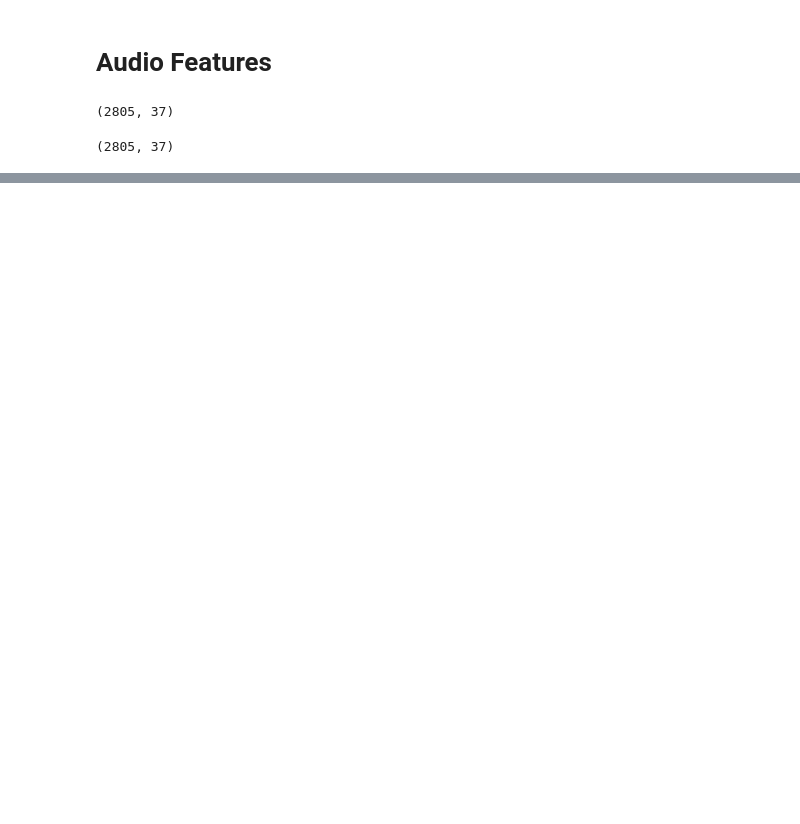
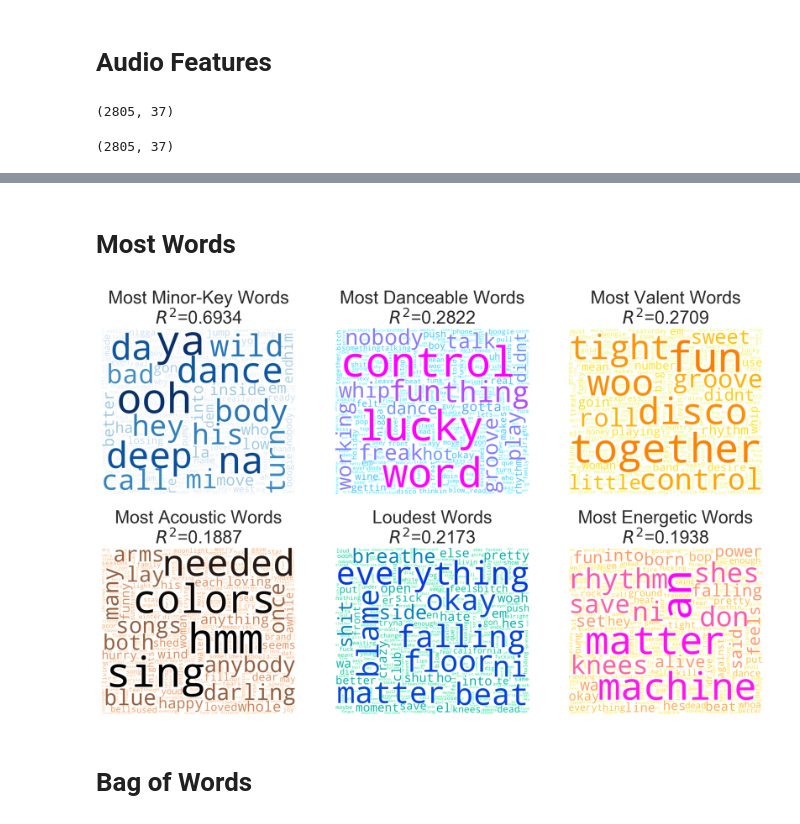
Before and after one commit to mkrsteska/DMML2019_Team_Tesla, a Jupyter notebook: code/M-Popular words in lyrics.ipynb, the cells around one changed output, grey strips where cells are left out. Drawn from its saved outputs; the diff is of its cells as text; code cells hidden in the pictures; blank space fills up the shorter version.

Commit message:
Some world clouds and bag of words

```diff
--- a/code/M-Popular words in lyrics.ipynb
+++ b/code/M-Popular words in lyrics.ipynb
@@ -301,0 +321,2 @@ X.head()
+# %% [markdown]
+# Most Words
@@ -301,0 +355,58 @@ X.head()
+# %%
+
+class colormap_size_func(object):
+    def __init__(self, colormap, max_font_size):
+        import matplotlib.pyplot as plt
+        self.colormap = plt.cm.get_cmap(colormap)
+        self.max_font_size = max_font_size
+
+    def __call__(self, word, font_size, position, orientation,
+                 random_state=None, **kwargs):
+        if random_state is None:
+            random_state = Random()
+        r, g, b, _ = 255 * np.array(self.colormap(font_size / self.max_font_size))
+        return "rgb({:.0f}, {:.0f}, {:.0f})".format(r, g, b)
+# %%
+#df = pd.read_json('../data/not_hits_merged_clean_lyrics_audio_features.json', lines=True)
+df_nonnull = pd.read_csv("Lyrics+Features.csv")
+
+fig, axes = plt.subplots(2, 3, figsize=(16,10))
+axes = axes.ravel()
+audio_features = ['mode', 'danceability', 'valence', 'acousticness',
+                  'loudness', 'energy']
+titles = ['most minor-key words', 'most danceable words', 'most valent words',
+          'most acoustic words', 'loudest words', 'most energetic words']
+
+cmaps = ['Blues', 'cool', 'Wistia', 'copper_r', 'winter_r', 'spring_r']
+
+count = CountVectorizer(min_df=20, max_df=1000)
+X_vect = count.fit_transform(df_nonnull['clean_lyrics'])
+for i, feature in enumerate(audio_features):
+    if feature != 'mode':
+        ridge = RidgeCV(alphas=[1, 3, 10, 30, 1e2, 3e2, 1e3, 2e3, 3e3, 4e3, 1e5,
+                                3e5, 1e6])
+        ridge.fit(X_vect, df_nonnull[feature])
+        score = ridge.score(X_vect, df_nonnull[feature])
+    else:
+        ridge = LogisticRegressionCV(Cs=[1e-6, 3e-6, 1e-5, 3e-5])
+        ridge.fit(X_vect, 1 - df_nonnull[feature])
+        score = ridge.scores_[1.].mean(axis=1).max()
+    coefs = ridge.coef_
+    if feature == 'mode':
+        coefs = coefs.squeeze()
+    vocab = count.get_feature_names()
+
+    color_func = colormap_size_func(cmaps[i], 300)
+    dictionary = dict(zip(vocab, coefs))
+    wordcloud = WordCloud(background_color='white', height=1200,
+                          min_font_size=5, width=1400, color_func=color_func,
+                          max_words=300, relative_scaling=0.5,
+                          max_font_size=300)
+    wordcloud = wordcloud.generate_from_frequencies(dictionary)
+    axes[i].imshow(wordcloud, interpolation='bilinear')
+    axes[i].axis('off')
+    axes[i].set(title='{}\n$R^2$={:.4}'.format(titles[i], score).title())
+# %% [output]
+[figure, added]
+# %% [markdown]
+# Bag of Words
```
Also changed, not shown: parts of 25 cells of this notebook, 3 other files.
